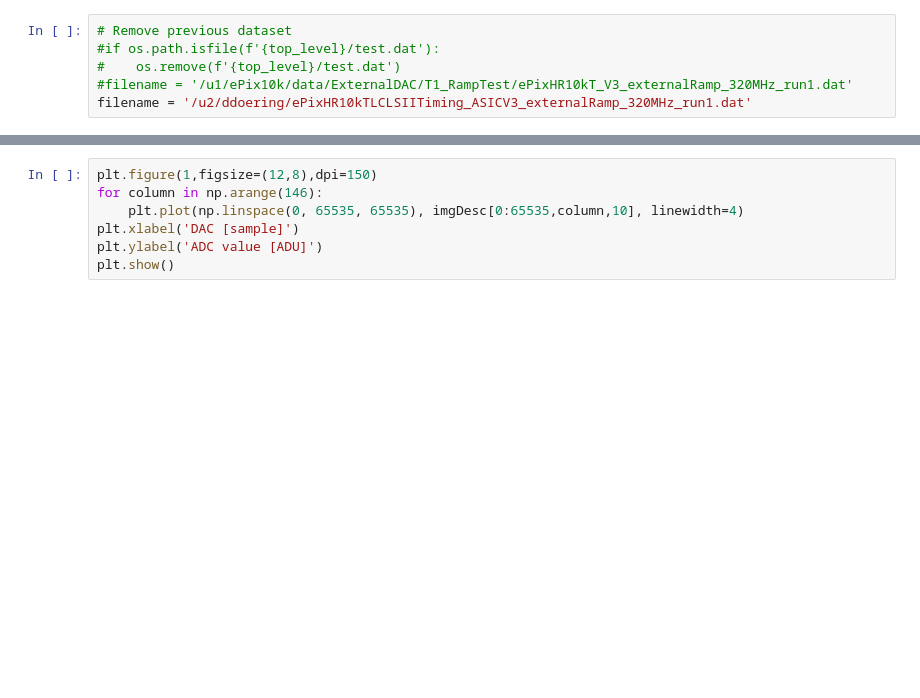
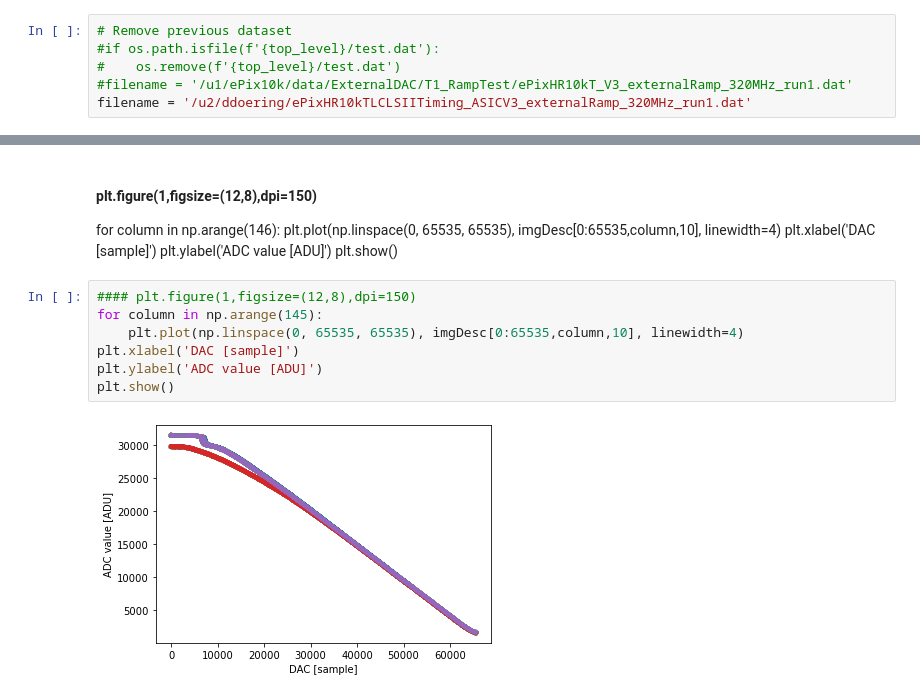
Before and after one commit to slaclab/epix-hr-single-10k, a Jupyter notebook: software/notebooks/ePix10KTLCLS-IITiming_ASICv3_rampTest.ipynb, the cells around one changed output, grey strips where cells are left out. Cells and saved outputs as stored; diff of their text form; blank space fills up the shorter version.

```diff
--- a/software/notebooks/ePix10KTLCLS-IITiming_ASICv3_rampTest.ipynb
+++ b/software/notebooks/ePix10KTLCLS-IITiming_ASICv3_rampTest.ipynb
@@ -302,10 +313,19 @@ ValueError: x and y must have same first dimension, but have shapes (65535,) and
-# %%
-plt.figure(1,figsize=(12,8),dpi=150)
-for column in np.arange(146):
-    plt.plot(np.linspace(0, 65535, 65535), imgDesc[0:65535,column,10], linewidth=4)
-plt.xlabel('DAC [sample]')
-plt.ylabel('ADC value [ADU]')
-plt.show()
+# %% [markdown]
+#### plt.figure(1,figsize=(12,8),dpi=150)
+for column in np.arange(146):
+    plt.plot(np.linspace(0, 65535, 65535), imgDesc[0:65535,column,10], linewidth=4)
+plt.xlabel('DAC [sample]')
+plt.ylabel('ADC value [ADU]')
+plt.show()
+# %%
+#### plt.figure(1,figsize=(12,8),dpi=150)
+for column in np.arange(145):
+    plt.plot(np.linspace(0, 65535, 65535), imgDesc[0:65535,column,10], linewidth=4)
+plt.xlabel('DAC [sample]')
+plt.ylabel('ADC value [ADU]')
+plt.show()
+# %% [output]
+[figure, added]
 # %%
 CHANNEL_INDEX_CTE = np.arange(10,146,32)
 linearStartRange = 4000
```
Also changed, not shown: parts of 10 cells of this notebook, 2 other files.
